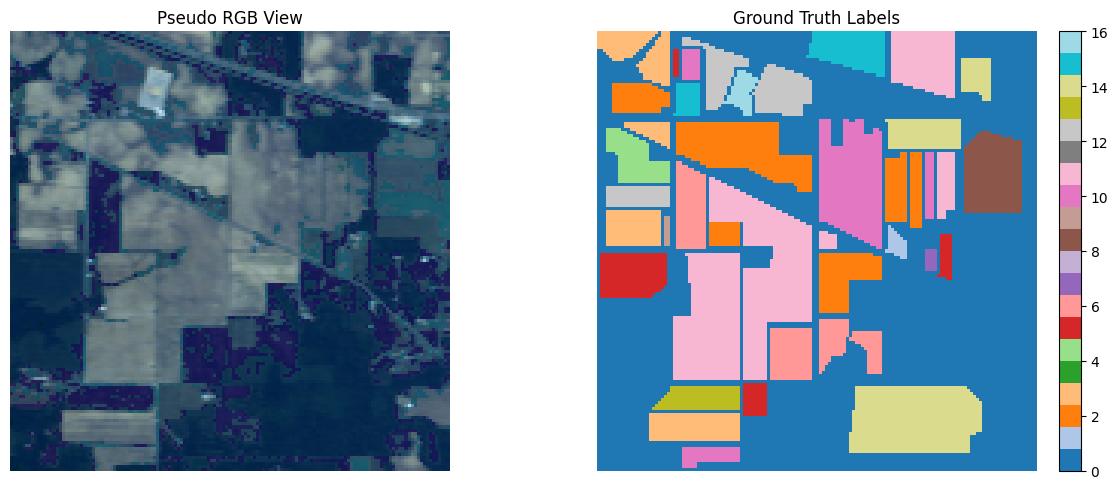
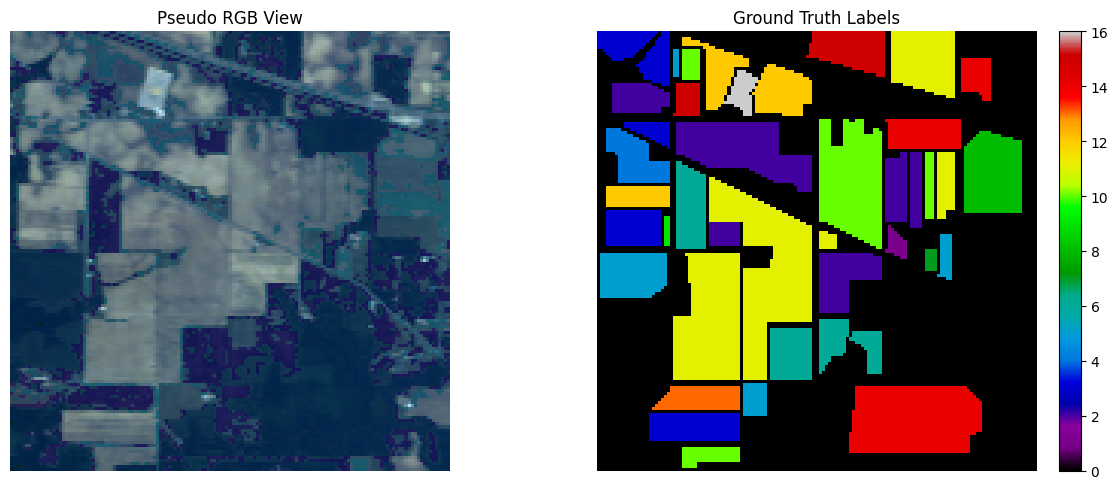
The notebook cell's code change between the first figure and the second:
--- before
+++ after
@@ -1,3 +1,2 @@
-
 fig, axes = plt.subplots(1, 2, figsize=(12, 5))
 
@@ -8,5 +7,5 @@
 axes[0].axis('off')
 
-im = axes[1].imshow(gt, cmap='tab20')
+im = axes[1].imshow(gt, cmap='nipy_spectral', vmin=0, vmax=len(class_names))
 axes[1].set_title('Ground Truth Labels')
 axes[1].axis('off')

Commit: Refine 1D CNN notebook visuals and summary